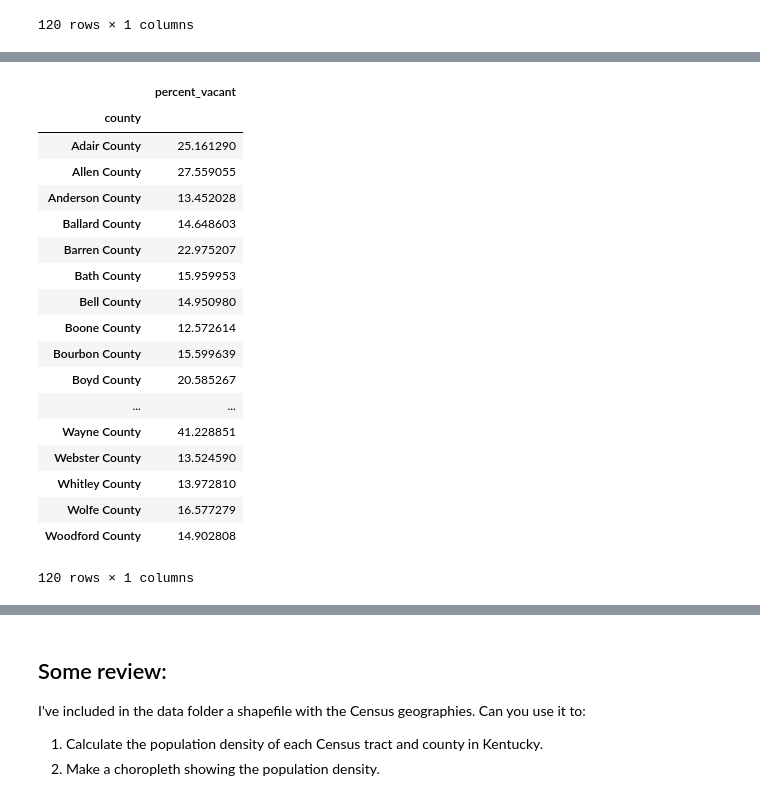
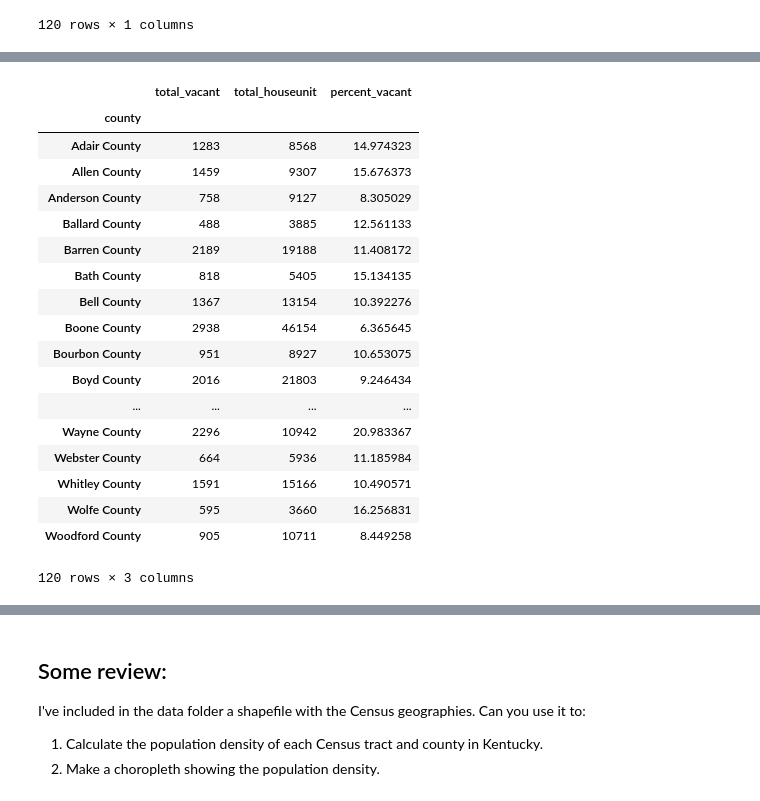
Before and after one commit to ginazheng1028/ce599-s17, a Jupyter notebook: 12-Grouping/groupby.ipynb, the cells around one changed output, grey strips where cells are left out. Saved outputs shown, nothing was run; the diff lists cells and outputs as text; code cells hidden in the pictures.

Commit message:
groupby assignment

```diff
--- a/12-Grouping/groupby.ipynb
+++ b/12-Grouping/groupby.ipynb
@@ -409,7 +406,3 @@ householder
 | Wolfe County | 595 |
 | Woodford County | 905 |
 120 rows × 1 columns
-# %%
-sf1['pct_rent'] =sf2['H4-D004'] / sf2['H4-D001'] * 100
-percent_renter = sf1['pct_rent'].groupby(sf1['county']).mean().to_frame(name='percent_renter')
-percent_renter
@@ -436,4 +408,0 @@ percent_renter
-# %%
-sf1['pct_vacant'] =sf1['H5-D001'] / sf1['H1-D001'] * 100
-percent_vacant = sf1['pct_vacant'].groupby(sf1['county']).mean().to_frame(name='percent_vacant')
-percent_vacant
@@ -460,4 +408,0 @@ percent_vacant
-# %%
-sf1['pct_vacant'] =sf1['H5-D001'] / sf1['H1-D001'] * 100
-percent_vacant = sf1['pct_vacant'].groupby(sf1['county']).min().to_frame(name='percent_vacant')
-percent_vacant
@@ -484,24 +409,25 @@ percent_vacant
-# %%
-sf1['pct_vacant'] =sf1['H5-D001'] / sf1['H1-D001'] * 100
-percent_vacant = sf1['pct_vacant'].groupby(sf1['county']).max().to_frame(name='percent_vacant')
-percent_vacant
-# %% [output]
-|  | percent_vacant |
-| county |  |
-| Adair County | 25.161290 |
-| Allen County | 27.559055 |
-| Anderson County | 13.452028 |
-| Ballard County | 14.648603 |
-| Barren County | 22.975207 |
-| Bath County | 15.959953 |
-| Bell County | 14.950980 |
-| Boone County | 12.572614 |
-| Bourbon County | 15.599639 |
-| Boyd County | 20.585267 |
-| ... | ... |
-| Wayne County | 41.228851 |
-| Webster County | 13.524590 |
-| Whitley County | 13.972810 |
-| Wolfe County | 16.577279 |
-| Woodford County | 14.902808 |
-120 rows × 1 columns
+# %%
+vacant1=sf1['H5-D001'].groupby(sf1['county']).sum().to_frame(name='total_vacant')
+vacant1['total_houseunit']=sf1['H1-D001'].groupby(sf1['county']).sum()
+vacant1['percent_vacant']=vacant1['total_vacant']/vacant1['total_houseunit']*100
+vacant1
+# %% [output]
+|  | total_vacant | total_houseunit | percent_vacant |
+| county |  |  |  |
+| Adair County | 1283 | 8568 | 14.974323 |
+| Allen County | 1459 | 9307 | 15.676373 |
+| Anderson County | 758 | 9127 | 8.305029 |
+| Ballard County | 488 | 3885 | 12.561133 |
+| Barren County | 2189 | 19188 | 11.408172 |
+| Bath County | 818 | 5405 | 15.134135 |
+| Bell County | 1367 | 13154 | 10.392276 |
+| Boone County | 2938 | 46154 | 6.365645 |
+| Bourbon County | 951 | 8927 | 10.653075 |
+| Boyd County | 2016 | 21803 | 9.246434 |
+| ... | ... | ... | ... |
+| Wayne County | 2296 | 10942 | 20.983367 |
+| Webster County | 664 | 5936 | 11.185984 |
+| Whitley County | 1591 | 15166 | 10.490571 |
+| Wolfe County | 595 | 3660 | 16.256831 |
+| Woodford County | 905 | 10711 | 8.449258 |
+120 rows × 3 columns
```
Also changed, not shown: parts of 10 cells of this notebook.
